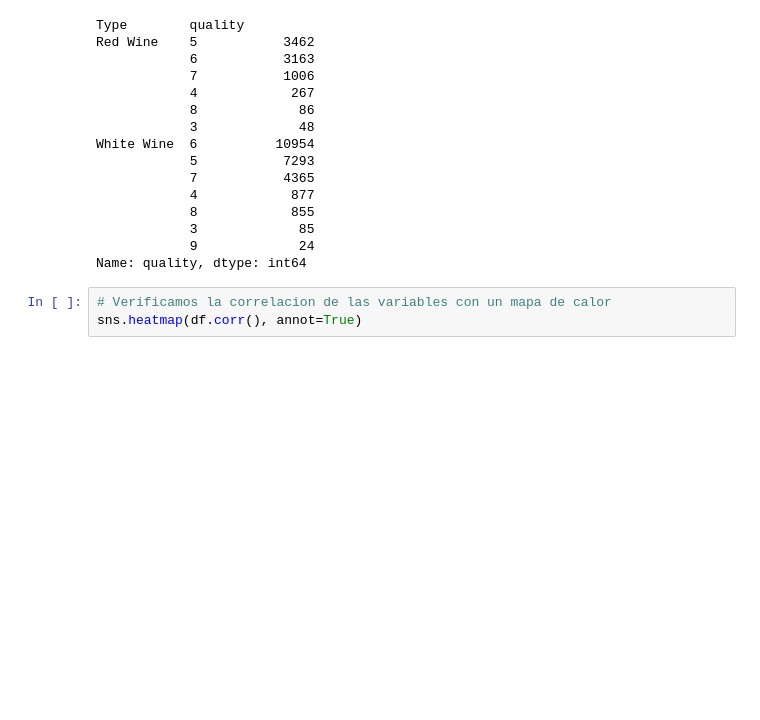
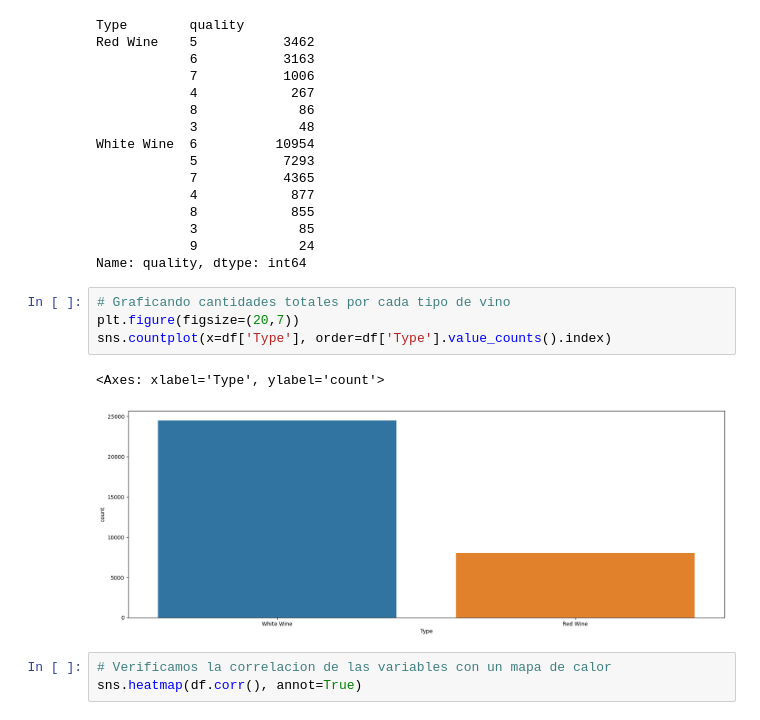
Before and after one commit to DataMasterBI/WineQuality, a Jupyter notebook: EDA.ipynb, the cells around one changed output. Drawn from its saved outputs; the diff is of its cells as text; blank space fills up the shorter version.

Commit message:
Agrego grafico cantidades totales por tipo de vino

```diff
--- a/EDA.ipynb
+++ b/EDA.ipynb
@@ -71,6 +71,13 @@ White Wine  6          10954
             3             85
             9             24
 Name: quality, dtype: int64
+# %%
+# Graficando cantidades totales por cada tipo de vino
+plt.figure(figsize=(20,7))
+sns.countplot(x=df['Type'], order=df['Type'].value_counts().index)
+# %% [output]
+<Axes: xlabel='Type', ylabel='count'>
+[figure, added]
 # %%
 # Verificamos la correlacion de las variables con un mapa de calor
 sns.heatmap(df.corr(), annot=True)
```
